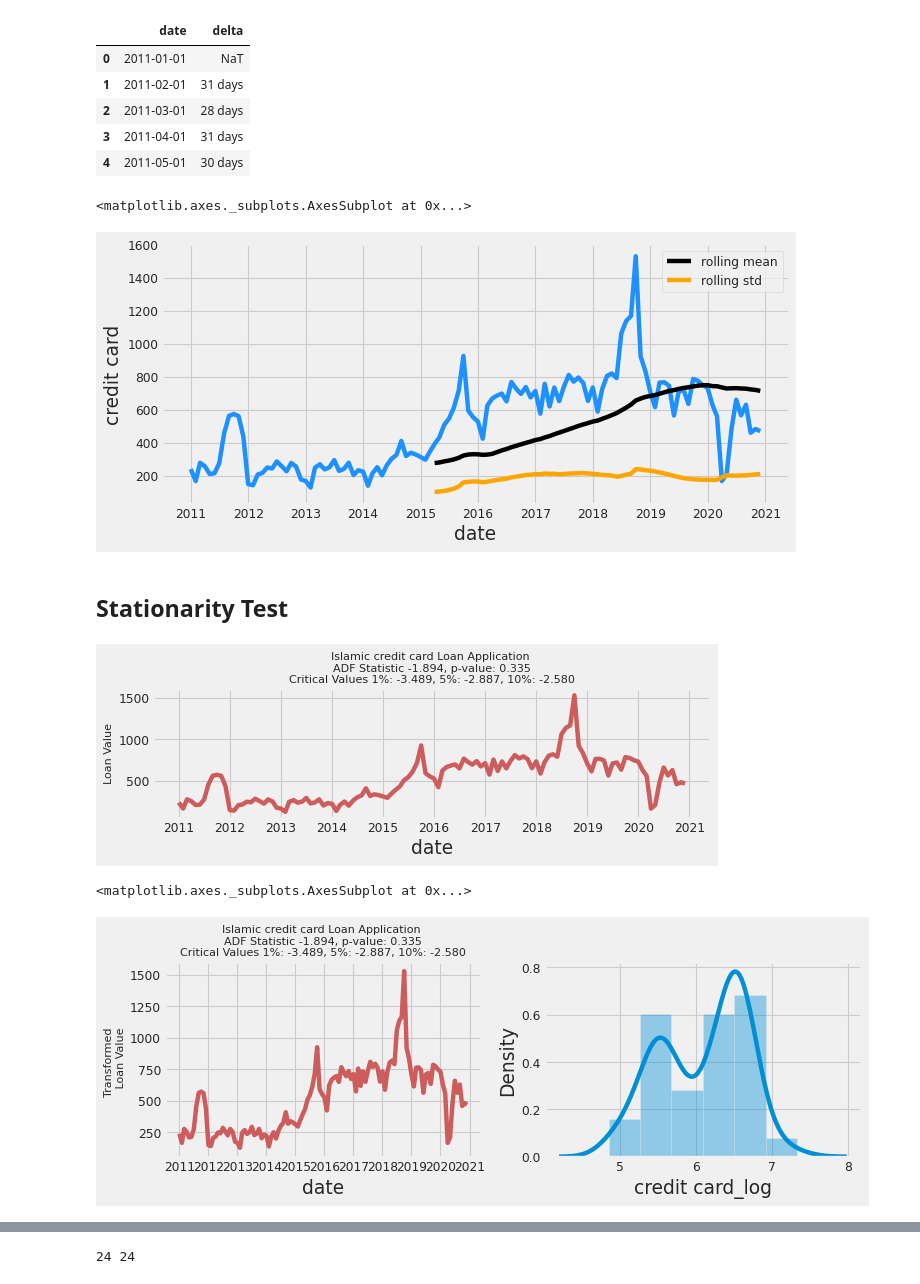
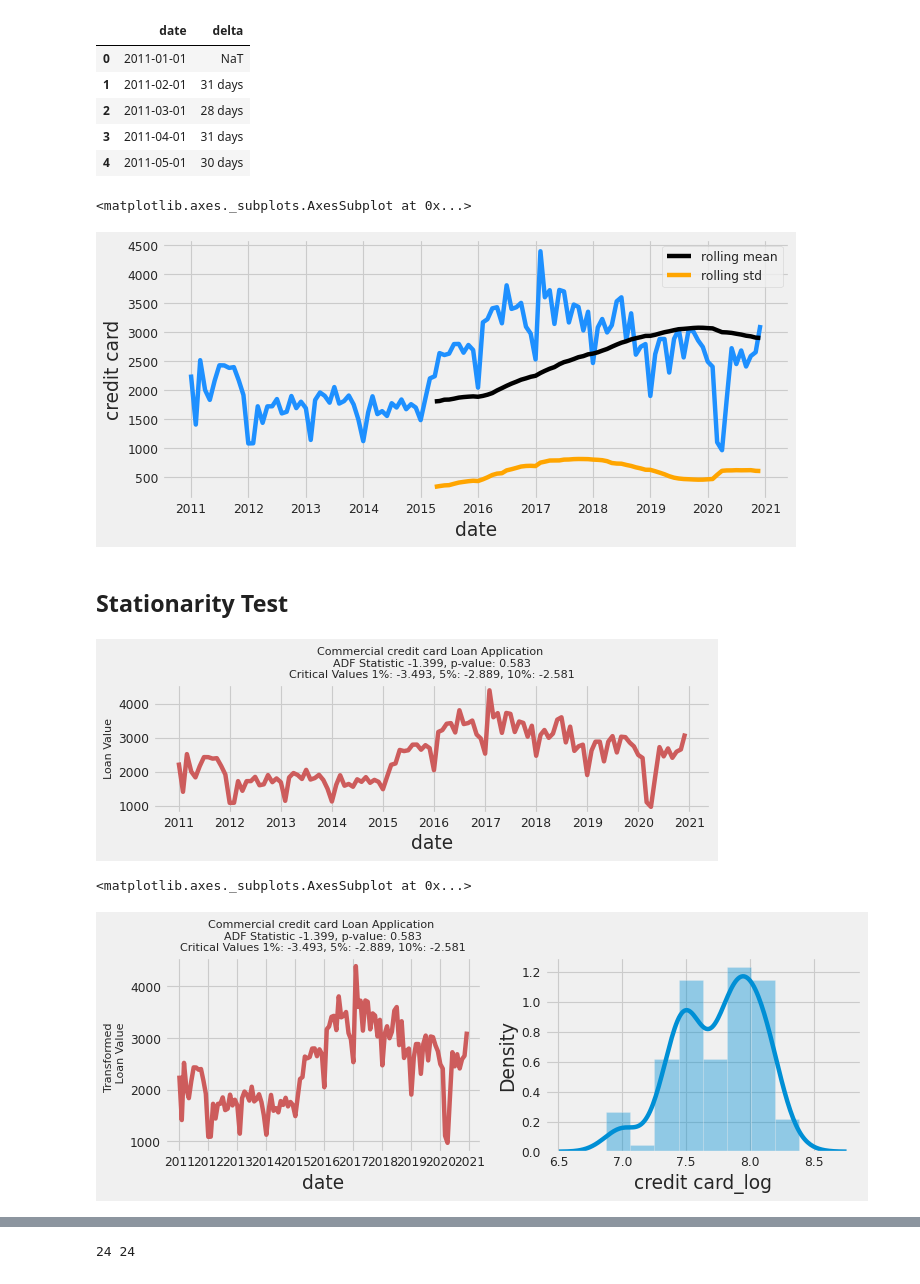
Before and after one commit to matyi101/stats, a Jupyter notebook: Forecasting_on_Credit_Card_Loan_Application_At_Islamic_Banking.ipynb, the cells around one changed output, grey strips where cells are left out. Saved outputs shown, nothing was run; the diff lists cells and outputs as text; code cells hidden in the pictures.

```diff
--- a/Forecasting_on_Credit_Card_Loan_Application_At_Islamic_Banking.ipynb
+++ b/Forecasting_on_Credit_Card_Loan_Application_At_Islamic_Banking.ipynb
@@ -21,7 +21,7 @@ sns.set()
 
 plt.style.use('fivethirtyeight')
 # %%
-url = 'https://raw.githubusercontent.com/matyi101/stats/main/islamic_loan.csv'
+url = 'https://raw.githubusercontent.com/matyi101/stats/main/commercial_loan.csv'
 df = pd.read_csv(url)
 df
 # %% [output]
@@ -169,7 +170,7 @@ sns.lineplot(x=df2['date'], y=df2['credit card'].rolling(rolling_window).mean(),
 sns.lineplot(x=df2['date'], y=df2['credit card'].rolling(rolling_window).std(), color='orange', label='rolling std')
 # %% [output]
 <matplotlib.axes._subplots.AxesSubplot at 0x...>
-[figure, old version]
+[figure, new version]
 # %% [markdown]
 ## Stationarity Test
 # %%
@@ -187,35 +188,35 @@ f, ax = plt.subplots(nrows=1, ncols=1, figsize=(8, 3))
 
 def visualize_adfuller_results(series, title, ax):
     result = adfuller(series)
     significance_level = 0.05
     adf_stat = result[0]
     p_val = result[1]
     crit_val_1 = result[4]['1%']
     crit_val_5 = result[4]['5%']
     crit_val_10 = result[4]['10%']
 
     if (p_val < significance_level) & ((adf_stat < crit_val_1)):
         linecolor = 'forestgreen'
     elif (p_val < significance_level) & (adf_stat < crit_val_5):
         linecolor = 'gold'
     elif (p_val < significance_level) & (adf_stat < crit_val_10):
         linecolor = 'orange'
     else:
         linecolor = 'indianred'
     sns.lineplot(x=df2.date, y=series, ax=ax, color=linecolor)
-    ax.set_title(f'Islamic credit card Loan Application \nADF Statistic {adf_stat:0.3f}, p-value: {p_val:0.3f}\nCritical Values 1%: {crit_val_1:0.3f}, 5%: {crit_val_5:0.3f}, 10%: {crit_val_10:0.3f}', fontsize=10)
+    ax.set_title(f'Commercial credit card Loan Application \nADF Statistic {adf_stat:0.3f}, p-value: {p_val:0.3f}\nCritical Values 1%: {crit_val_1:0.3f}, 5%: {crit_val_5:0.3f}, 10%: {crit_val_10:0.3f}', fontsize=10)
     ax.set_ylabel(ylabel=title, fontsize=10)
 
 visualize_adfuller_results(df2['credit card'].values, 'Loan Value', ax)
 
 #f.delaxes(ax[0])
 plt.tight_layout()
 plt.show()
 #plt.title("Sales")
 #plt.xlabel("Year")
 #plt.ylabel("Sales Value")
 # %% [output]
-[figure, old version]
+[figure, new version]
 # %%
 # Log Transform of absolute values
 # (Log transoform of negative values will return NaN)
@@ -230,7 +231,7 @@ visualize_adfuller_results(df2['credit card'], 'Transformed \n Loan Value', ax[0
 sns.distplot(df2['credit card_log'], ax=ax[1])
 # %% [output]
 <matplotlib.axes._subplots.AxesSubplot at 0x...>
-[figure, old version]
+[figure, new version]
 # %%
 # First Order Differencing
 ts_diff = np.diff(df2['credit card'])
```
Also changed, not shown: parts of 20 cells of this notebook.
